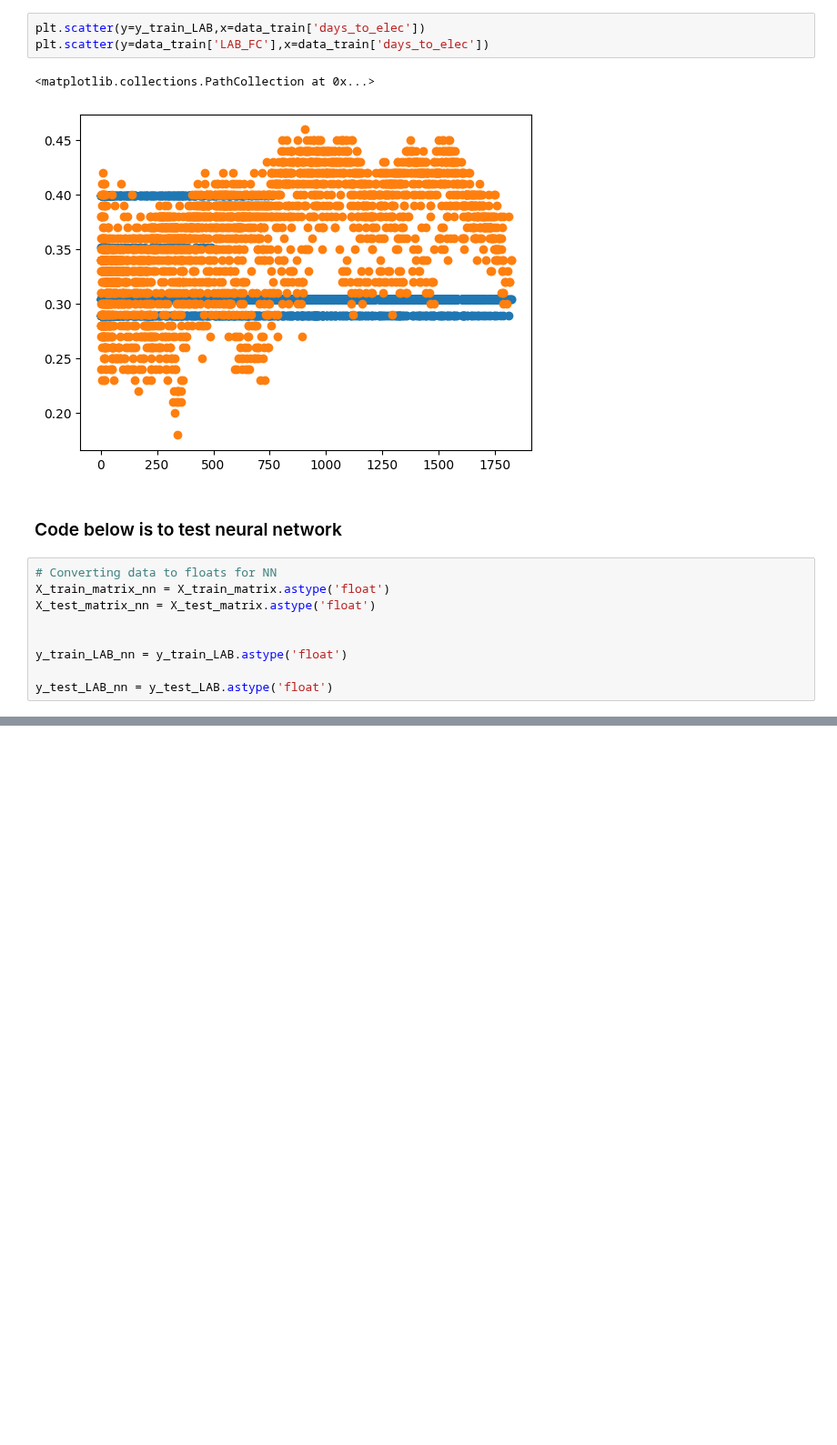
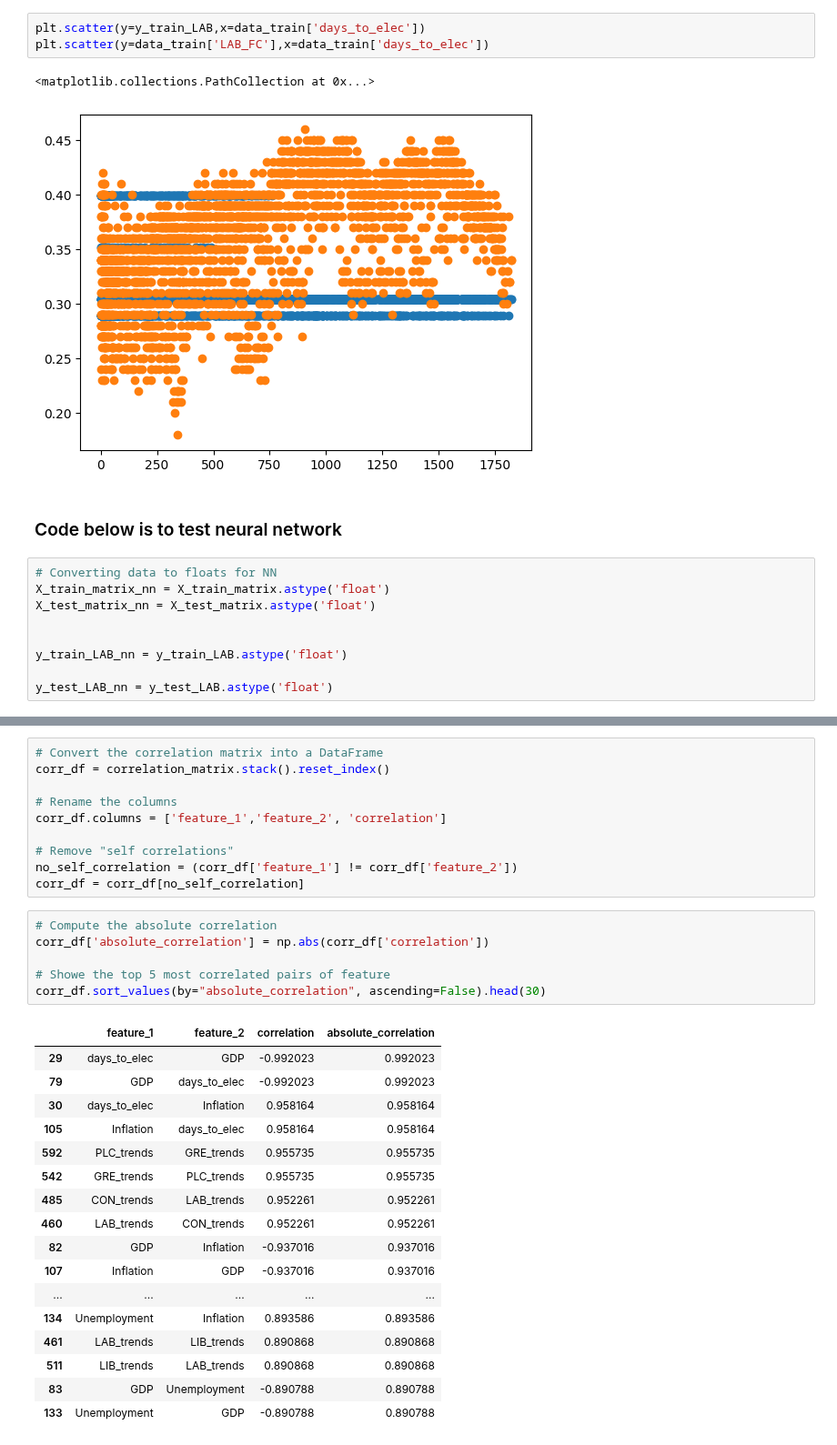
Before and after one commit to oscarhibbert/election-predictor, a Jupyter notebook: notebooks/ns_ons_neuralnet.ipynb, the cells around one changed output, grey strips where cells are left out. Shown at 91% size. Saved outputs shown, nothing was run; the diff lists cells and outputs as text; blank space fills up the shorter version.

```diff
--- a/notebooks/ns_ons_neuralnet.ipynb
+++ b/notebooks/ns_ons_neuralnet.ipynb
@@ -504,0 +502,34 @@ print(y_pred_LAB_nn)
+# %%
+# Convert the correlation matrix into a DataFrame
+corr_df = correlation_matrix.stack().reset_index()
+
+# Rename the columns
+corr_df.columns = ['feature_1','feature_2', 'correlation']
+
+# Remove "self correlations"
+no_self_correlation = (corr_df['feature_1'] != corr_df['feature_2'])
+corr_df = corr_df[no_self_correlation]
+# %%
+# Compute the absolute correlation
+corr_df['absolute_correlation'] = np.abs(corr_df['correlation'])
+
+# Showe the top 5 most correlated pairs of feature
+corr_df.sort_values(by="absolute_correlation", ascending=False).head(30)
+# %% [output]
+|  | feature_1 | feature_2 | correlation | absolute_correlation |
+| 29 | days_to_elec | GDP | -0.992023 | 0.992023 |
+| 79 | GDP | days_to_elec | -0.992023 | 0.992023 |
+| 30 | days_to_elec | Inflation | 0.958164 | 0.958164 |
+| 105 | Inflation | days_to_elec | 0.958164 | 0.958164 |
+| 592 | PLC_trends | GRE_trends | 0.955735 | 0.955735 |
+| 542 | GRE_trends | PLC_trends | 0.955735 | 0.955735 |
+| 485 | CON_trends | LAB_trends | 0.952261 | 0.952261 |
+| 460 | LAB_trends | CON_trends | 0.952261 | 0.952261 |
+| 82 | GDP | Inflation | -0.937016 | 0.937016 |
+| 107 | Inflation | GDP | -0.937016 | 0.937016 |
+| ... | ... | ... | ... | ... |
+| 134 | Unemployment | Inflation | 0.893586 | 0.893586 |
+| 461 | LAB_trends | LIB_trends | 0.890868 | 0.890868 |
+| 511 | LIB_trends | LAB_trends | 0.890868 | 0.890868 |
+| 83 | GDP | Unemployment | -0.890788 | 0.890788 |
+| 133 | Unemployment | GDP | -0.890788 | 0.890788 |
```
Also changed, not shown: parts of 7 cells of this notebook.
